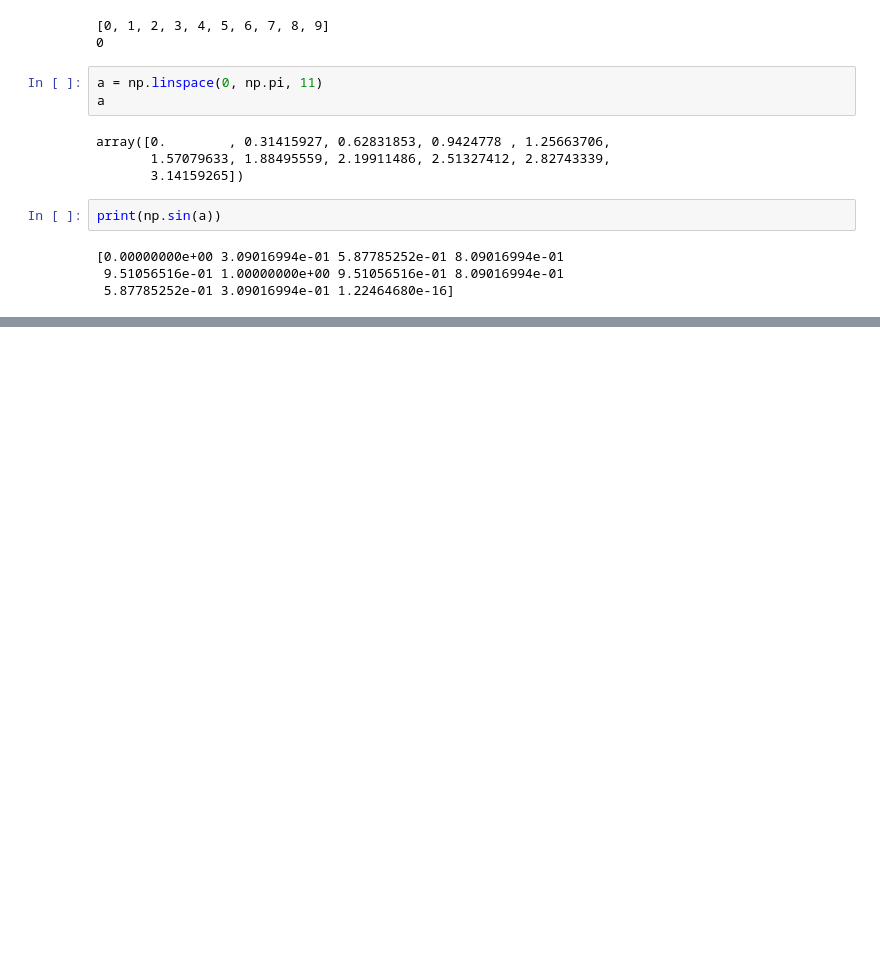
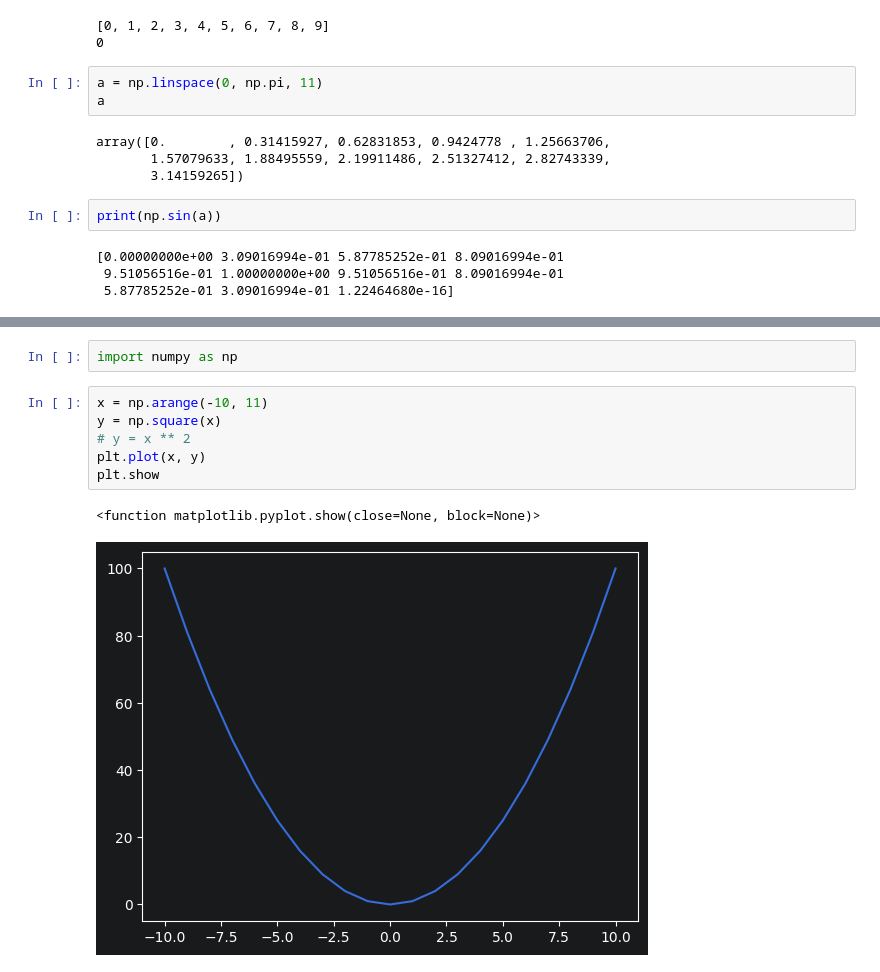
Before and after one commit to ChanPark03/chanpark-ML-2026, a Jupyter notebook: numpy/ex_01.ipynb, the cells around one changed output, grey strips where cells are left out. Cells and saved outputs as stored; diff of their text form; blank space fills up the shorter version.

```diff
--- a/numpy/ex_01.ipynb
+++ b/numpy/ex_01.ipynb
@@ -106,0 +243,11 @@ print(np.sin(a))
+# %%
+import numpy as np
+# %%
+x = np.arange(-10, 11)
+y = np.square(x)
+# y = x ** 2
+plt.plot(x, y)
+plt.show
+# %% [output]
+<function matplotlib.pyplot.show(close=None, block=None)>
+[figure, added]
```
Also changed, not shown: parts of 19 cells of this notebook, 3 other files.
